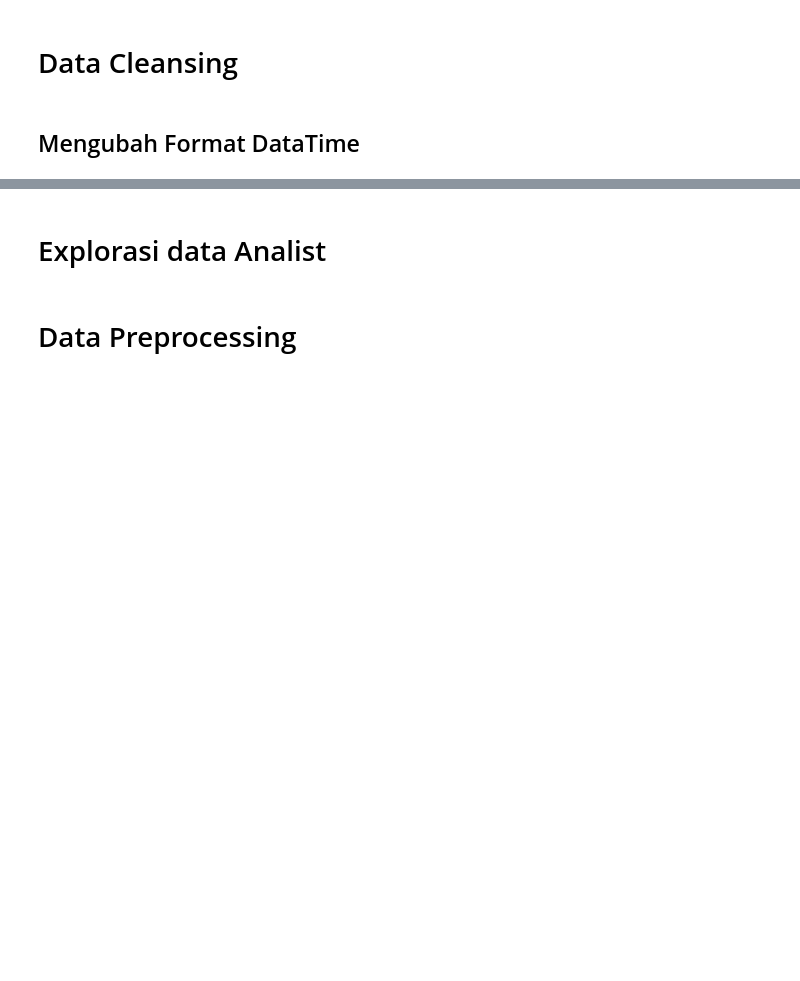
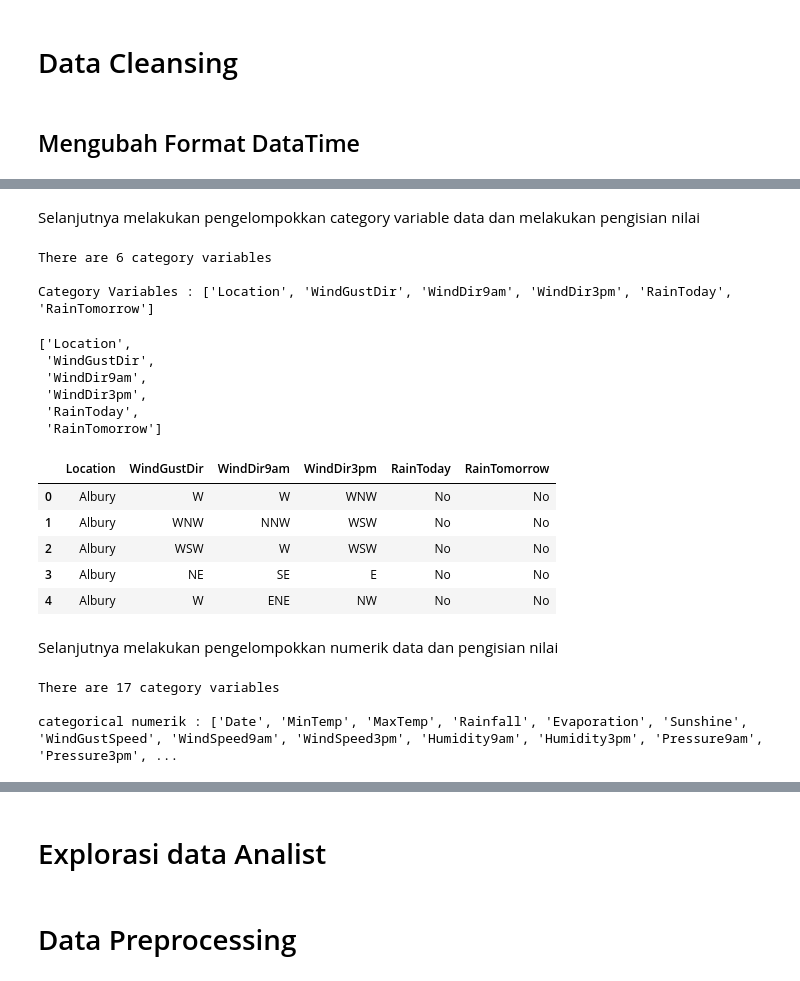
Before and after one commit to Mazcho/Perbandingan-Algoritma-Logistic-Regresi-dan-SVM-dalam-memprediksi-cuaca-_Hacktiv8-FinalProject2, a Jupyter notebook: PYTN_KampusMerdeka_FP2_Hacktiv8.ipynb, the cells around one changed output, grey strips where cells are left out. Cells and saved outputs as stored; diff of their text form; code cells hidden in the pictures; blank space fills up the shorter version.

```diff
--- a/PYTN_KampusMerdeka_FP2_Hacktiv8.ipynb
+++ b/PYTN_KampusMerdeka_FP2_Hacktiv8.ipynb
@@ -218,0 +273,32 @@ df["Date"]=pd.to_datetime(df["Date"])
+# %% [markdown]
+Selanjutnya melakukan pengelompokkan category variable data dan melakukan pengisian nilai
+# %%
+# find categorical variables
+
+category = [var for var in df.columns if df[var].dtype=='O']
+
+print('There are {} category variables\n'.format(len(category)))
+
+print('Category Variables :', category)
+# %% [output]
+There are 6 category variables
+
+Category Variables : ['Location', 'WindGustDir', 'WindDir9am', 'WindDir3pm', 'RainToday', 'RainTomorrow']
+# %%
+category
+# %% [output]
+['Location',
+ 'WindGustDir',
+ 'WindDir9am',
+ 'WindDir3pm',
+ 'RainToday',
+ 'RainTomorrow']
+# %%
+df[category].head()
+# %% [output]
+|  | Location | WindGustDir | WindDir9am | WindDir3pm | RainToday | RainTomorrow |
+| 0 | Albury | W | W | WNW | No | No |
+| 1 | Albury | WNW | NNW | WSW | No | No |
+| 2 | Albury | WSW | W | WSW | No | No |
+| 3 | Albury | NE | SE | E | No | No |
+| 4 | Albury | W | ENE | NW | No | No |
@@ -218,0 +311,14 @@ df["Date"]=pd.to_datetime(df["Date"])
+# %% [markdown]
+Selanjutnya melakukan pengelompokkan numerik data dan pengisian nilai
+# %%
+# find categorical variables
+
+numerik = [var for var in df.columns if df[var].dtype!='O']
+
+print('There are {} category variables\n'.format(len(numerik)))
+
+print('categorical numerik :', numerik)
+# %% [output]
+There are 17 category variables
+
+categorical numerik : ['Date', 'MinTemp', 'MaxTemp', 'Rainfall', 'Evaporation', 'Sunshine', 'WindGustSpeed', 'WindSpeed9am', 'WindSpeed3pm', 'Humidity9am', 'Humidity3pm', 'Pressure9am', 'Pressure3pm', ...
```
Also changed, not shown: parts of 10 cells of this notebook.
